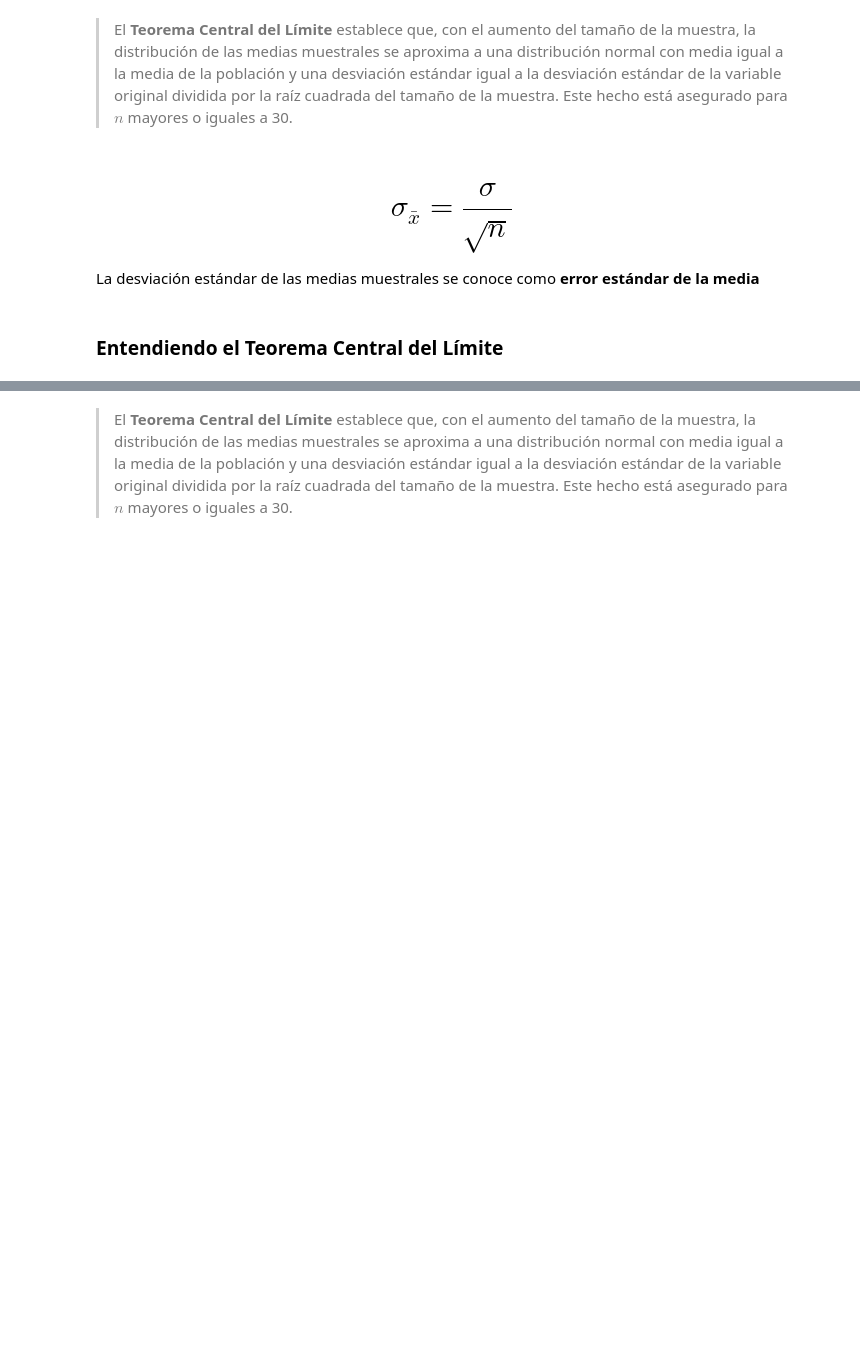
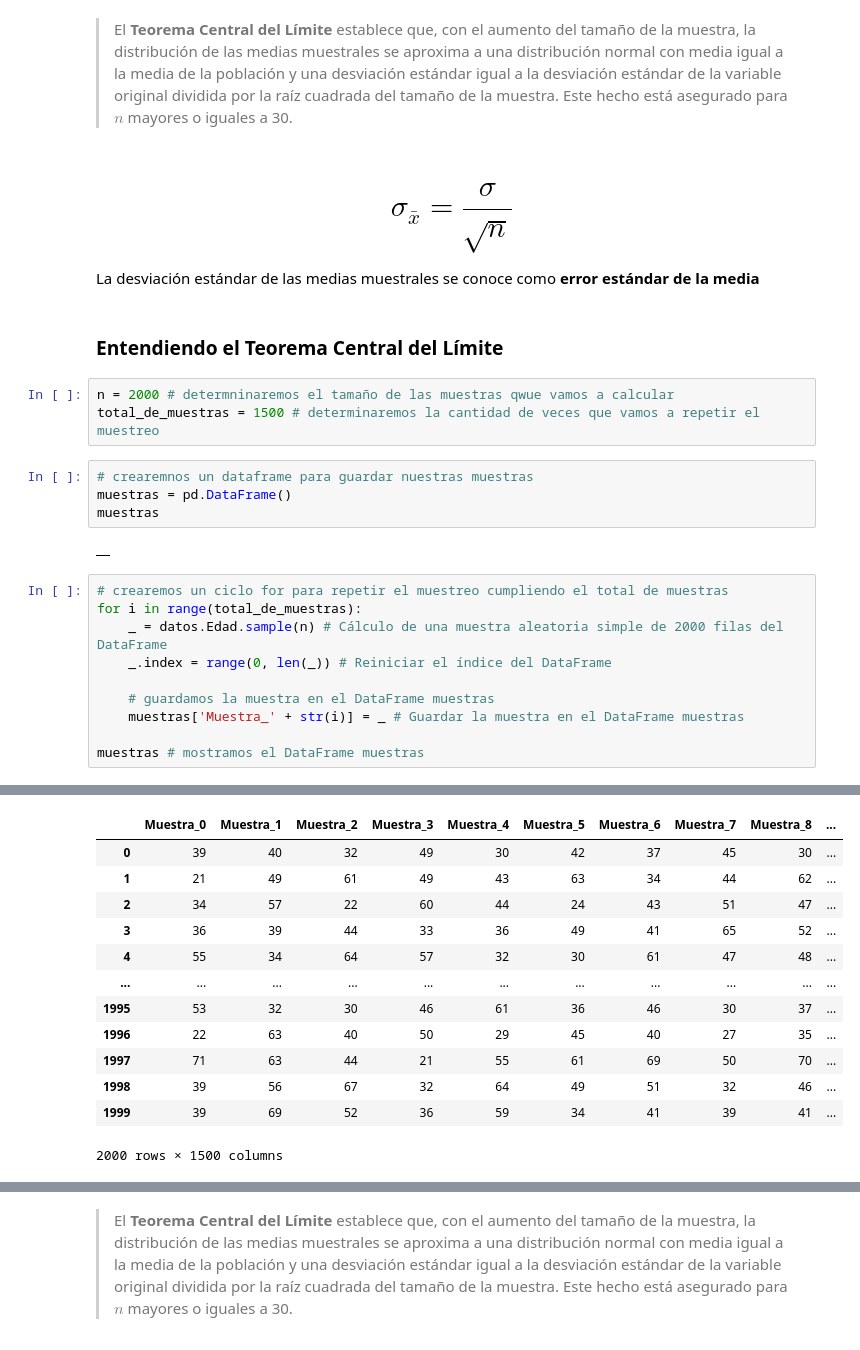
Before and after one commit to betorockers/DataScience_AluraLatam, a Jupyter notebook: 4-Estadisticas_y_Machine_Learning/2-Probabilidad_muestreo/Curso_estadisticas_parte2.ipynb, the cells around one changed output, grey strips where cells are left out. Saved outputs shown, nothing was run; the diff lists cells and outputs as text; blank space fills up the shorter version.

```diff
--- a/4-Estadisticas_y_Machine_Learning/2-Probabilidad_muestreo/Curso_estadisticas_parte2.ipynb
+++ b/4-Estadisticas_y_Machine_Learning/2-Probabilidad_muestreo/Curso_estadisticas_parte2.ipynb
@@ -967,8 +967,28 @@ Es la forma de hacer suposiciones generalizadas sobre los parámetros de una pob
 # %% [markdown]
 > El **Teorema Central del Límite** establece que, con el aumento del tamaño de la muestra, la distribución de las medias muestrales se aproxima a una distribución normal con media igual a la media de la población y una desviación estándar igual a la desviación estándar de la variable original dividida por la raíz cuadrada del tamaño de la muestra. Este hecho está asegurado para $n$ mayores o iguales a 30.
 # %% [markdown]
-# $$\sigma_\bar{x} = \frac{\sigma}{\sqrt{n}}$$
+# $$\sigma_{\bar{x}} = \frac{\sigma}{\sqrt{n}}$$
 
 La desviación estándar de las medias muestrales se conoce como **error estándar de la media**
 # %% [markdown]
 ### Entendiendo el Teorema Central del Límite
+# %%
+n = 2000 # determninaremos el tamaño de las muestras qwue vamos a calcular
+total_de_muestras = 1500 # determinaremos la cantidad de veces que vamos a repetir el muestreo
+# %%
+# crearemnos un dataframe para guardar nuestras muestras
+muestras = pd.DataFrame()
+muestras
+# %% [output]
+|  |
+# %%
+# crearemos un ciclo for para repetir el muestreo cumpliendo el total de muestras
+for i in range(total_de_muestras):
+    _ = datos.Edad.sample(n) # Cálculo de una muestra aleatoria simple de 2000 filas del DataFrame
+    _.index = range(0, len(_)) # Reiniciar el índice del DataFrame
+
+    # guardamos la muestra en el DataFrame muestras
+    muestras['Muestra_' + str(i)] = _ # Guardar la muestra en el DataFrame muestras
+
+muestras # mostramos el DataFrame muestras
+# %% [output]
@@ -974,0 +996,13 @@ La desviación estándar de las medias muestrales se conoce como **error estánd
+|  | Muestra_0 | Muestra_1 | Muestra_2 | Muestra_3 | Muestra_4 | Muestra_5 | Muestra_6 | Muestra_7 | Muestra_8 | ... |
+| 0 | 39 | 40 | 32 | 49 | 30 | 42 | 37 | 45 | 30 | ... |
+| 1 | 21 | 49 | 61 | 49 | 43 | 63 | 34 | 44 | 62 | ... |
+| 2 | 34 | 57 | 22 | 60 | 44 | 24 | 43 | 51 | 47 | ... |
+| 3 | 36 | 39 | 44 | 33 | 36 | 49 | 41 | 65 | 52 | ... |
+| 4 | 55 | 34 | 64 | 57 | 32 | 30 | 61 | 47 | 48 | ... |
+| ... | ... | ... | ... | ... | ... | ... | ... | ... | ... | ... |
+| 1995 | 53 | 32 | 30 | 46 | 61 | 36 | 46 | 30 | 37 | ... |
+| 1996 | 22 | 63 | 40 | 50 | 29 | 45 | 40 | 27 | 35 | ... |
+| 1997 | 71 | 63 | 44 | 21 | 55 | 61 | 69 | 50 | 70 | ... |
+| 1998 | 39 | 56 | 67 | 32 | 64 | 49 | 51 | 32 | 46 | ... |
+| 1999 | 39 | 69 | 52 | 36 | 59 | 34 | 41 | 39 | 41 | ... |
+2000 rows × 1500 columns
```
Also changed, not shown: parts of 33 cells of this notebook.
